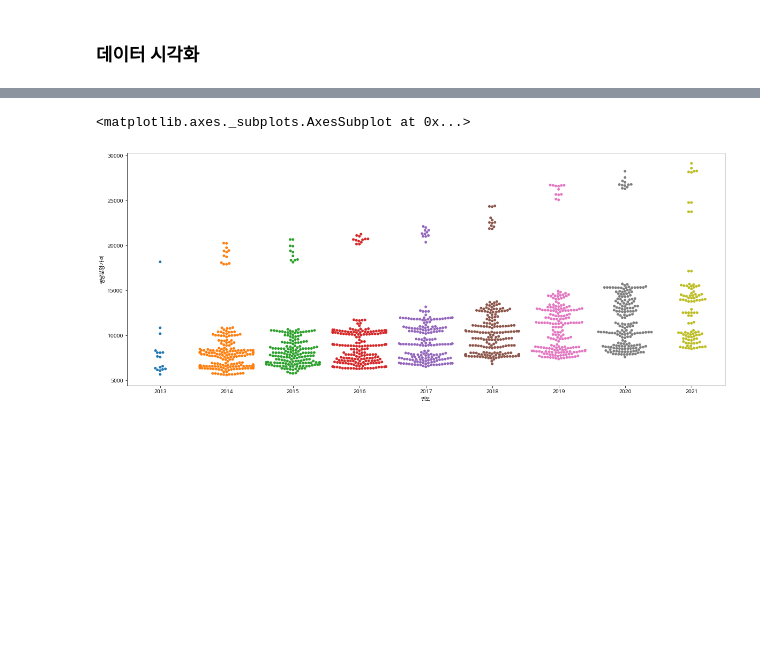
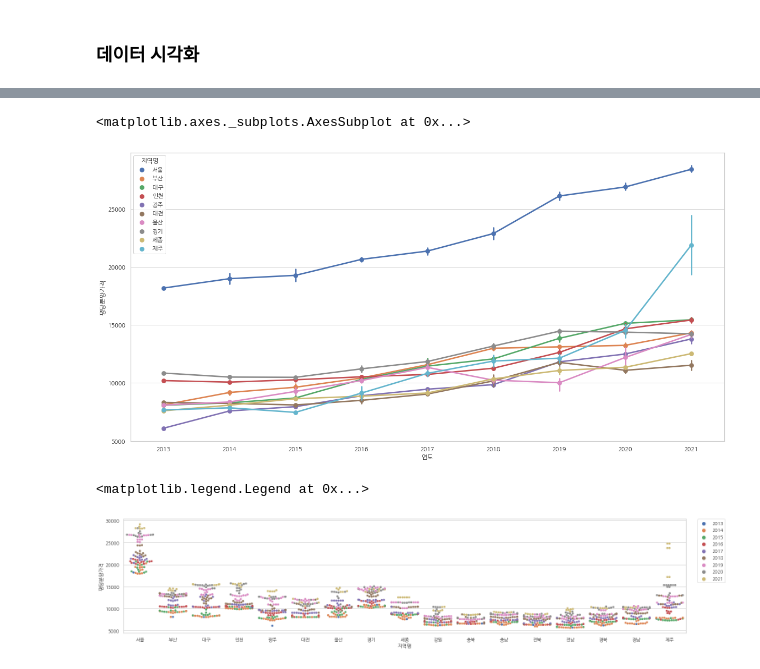
Before and after one commit to NeoGuRi95/-, a Jupyter notebook: inflearn_공공데이터로 파이썬 데이터 분석 시작하기/Chapter_1_전국_신규_민간_아파트_분양가_분석.ipynb, the cells around one changed output, grey strips where cells are left out. Saved outputs shown, nothing was run; the diff lists cells and outputs as text; code cells hidden in the pictures; blank space fills up the shorter version.

```diff
--- a/inflearn_공공데이터로 파이썬 데이터 분석 시작하기/Chapter_1_전국_신규_민간_아파트_분양가_분석.ipynb
+++ b/inflearn_공공데이터로 파이썬 데이터 분석 시작하기/Chapter_1_전국_신규_민간_아파트_분양가_분석.ipynb
@@ -982,6 +982,8 @@ df
 1530 rows × 4 columns
 # %% [markdown]
 ### 데이터 시각화
+# %%
+plt.rcParams["font.family"] = "NanumGothic"
 # %%
 sns.barplot(data=df, x="연도", y="평당분양가격", ci=None)
 # %% [output]
@@ -995,6 +998,15 @@ sns.violinplot(data=df, x="연도", y="평당분양가격")
+# %%
+plt.figure(figsize=(20,10))
+isin_filter = df['지역명'].isin(["강원", "충북", "충남", "전남", "전북", "경남", "경북"])
+df_filtered = df[~isin_filter]
+sns.pointplot(data=df_filtered, x="연도", y="평당분양가격", hue="지역명")
+# %% [output]
+<matplotlib.axes._subplots.AxesSubplot at 0x...>
+[figure, added]
 # %%
-plt.figure(figsize=(20,8))
-sns.swarmplot(data=df, x="연도", y="평당분양가격")
+plt.figure(figsize=(24,5))
+sns.swarmplot(data=df, x="지역명", y="평당분양가격", hue="연도")
+plt.legend(bbox_to_anchor=(1.02, 1), loc=2, borderaxespad=0.)
 # %% [output]
-<matplotlib.axes._subplots.AxesSubplot at 0x...>
+<matplotlib.legend.Legend at 0x...>
-[figure, old version]
+[figure, new version]
```
Also changed, not shown: parts of 4 cells of this notebook.
